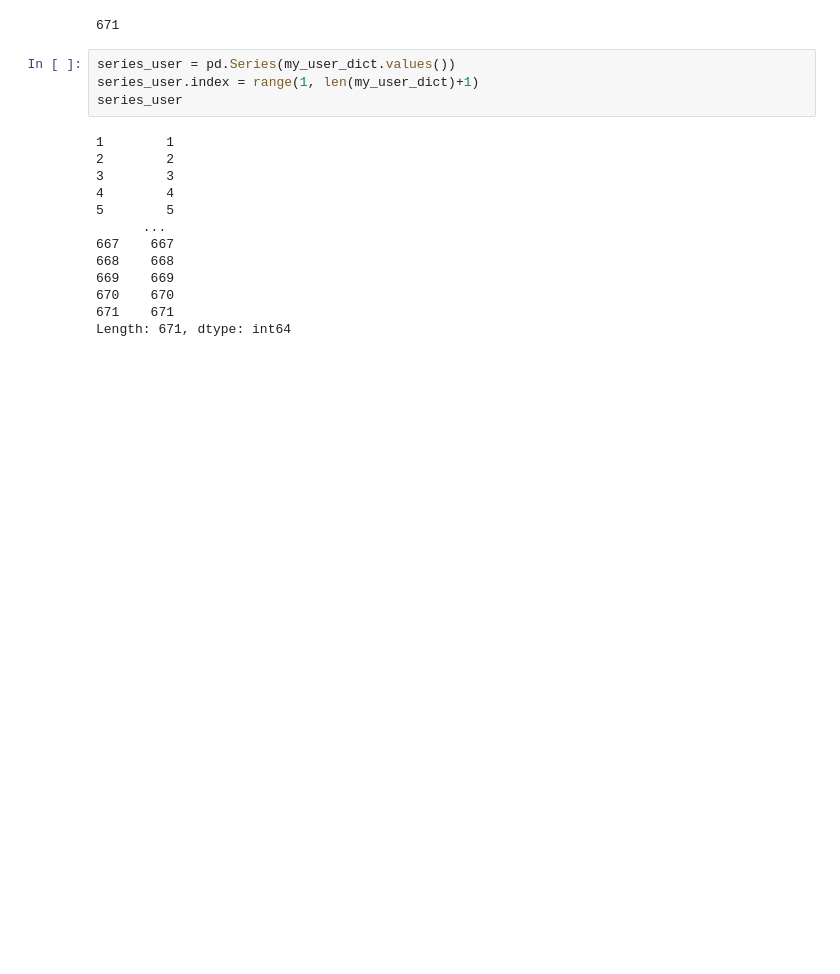
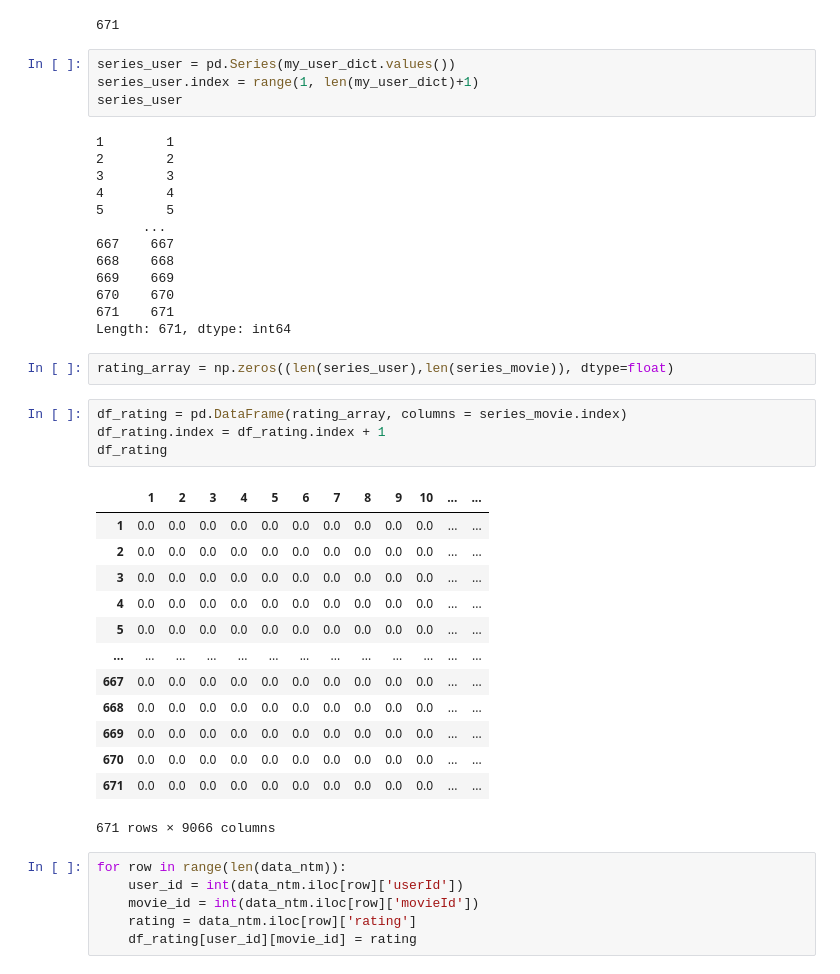
Before and after one commit to Kyotun/ML, a Jupyter notebook: movie-ratings/main.ipynb, the cells around one changed output. Saved outputs shown, nothing was run; the diff lists cells and outputs as text; blank space fills up the shorter version.

Commit message:
Algorithm for dataframe added.

```diff
--- a/movie-ratings/main.ipynb
+++ b/movie-ratings/main.ipynb
@@ -144,3 +144,29 @@ series_user
 670    670
 671    671
 Length: 671, dtype: int64
+# %%
+rating_array = np.zeros((len(series_user),len(series_movie)), dtype=float)
+# %%
+df_rating = pd.DataFrame(rating_array, columns = series_movie.index)
+df_rating.index = df_rating.index + 1
+df_rating
+# %% [output]
+|  | 1 | 2 | 3 | 4 | 5 | 6 | 7 | 8 | 9 | 10 | ... | ... |
+| 1 | 0.0 | 0.0 | 0.0 | 0.0 | 0.0 | 0.0 | 0.0 | 0.0 | 0.0 | 0.0 | ... | ... |
+| 2 | 0.0 | 0.0 | 0.0 | 0.0 | 0.0 | 0.0 | 0.0 | 0.0 | 0.0 | 0.0 | ... | ... |
+| 3 | 0.0 | 0.0 | 0.0 | 0.0 | 0.0 | 0.0 | 0.0 | 0.0 | 0.0 | 0.0 | ... | ... |
+| 4 | 0.0 | 0.0 | 0.0 | 0.0 | 0.0 | 0.0 | 0.0 | 0.0 | 0.0 | 0.0 | ... | ... |
+| 5 | 0.0 | 0.0 | 0.0 | 0.0 | 0.0 | 0.0 | 0.0 | 0.0 | 0.0 | 0.0 | ... | ... |
+| ... | ... | ... | ... | ... | ... | ... | ... | ... | ... | ... | ... | ... |
+| 667 | 0.0 | 0.0 | 0.0 | 0.0 | 0.0 | 0.0 | 0.0 | 0.0 | 0.0 | 0.0 | ... | ... |
+| 668 | 0.0 | 0.0 | 0.0 | 0.0 | 0.0 | 0.0 | 0.0 | 0.0 | 0.0 | 0.0 | ... | ... |
+| 669 | 0.0 | 0.0 | 0.0 | 0.0 | 0.0 | 0.0 | 0.0 | 0.0 | 0.0 | 0.0 | ... | ... |
+| 670 | 0.0 | 0.0 | 0.0 | 0.0 | 0.0 | 0.0 | 0.0 | 0.0 | 0.0 | 0.0 | ... | ... |
+| 671 | 0.0 | 0.0 | 0.0 | 0.0 | 0.0 | 0.0 | 0.0 | 0.0 | 0.0 | 0.0 | ... | ... |
+671 rows × 9066 columns
+# %%
+for row in range(len(data_ntm)):
+    user_id = int(data_ntm.iloc[row]['userId'])
+    movie_id = int(data_ntm.iloc[row]['movieId'])
+    rating = data_ntm.iloc[row]['rating']
+    df_rating[user_id][movie_id] = rating
```
Also changed, not shown: parts of 1 cell of this notebook.
